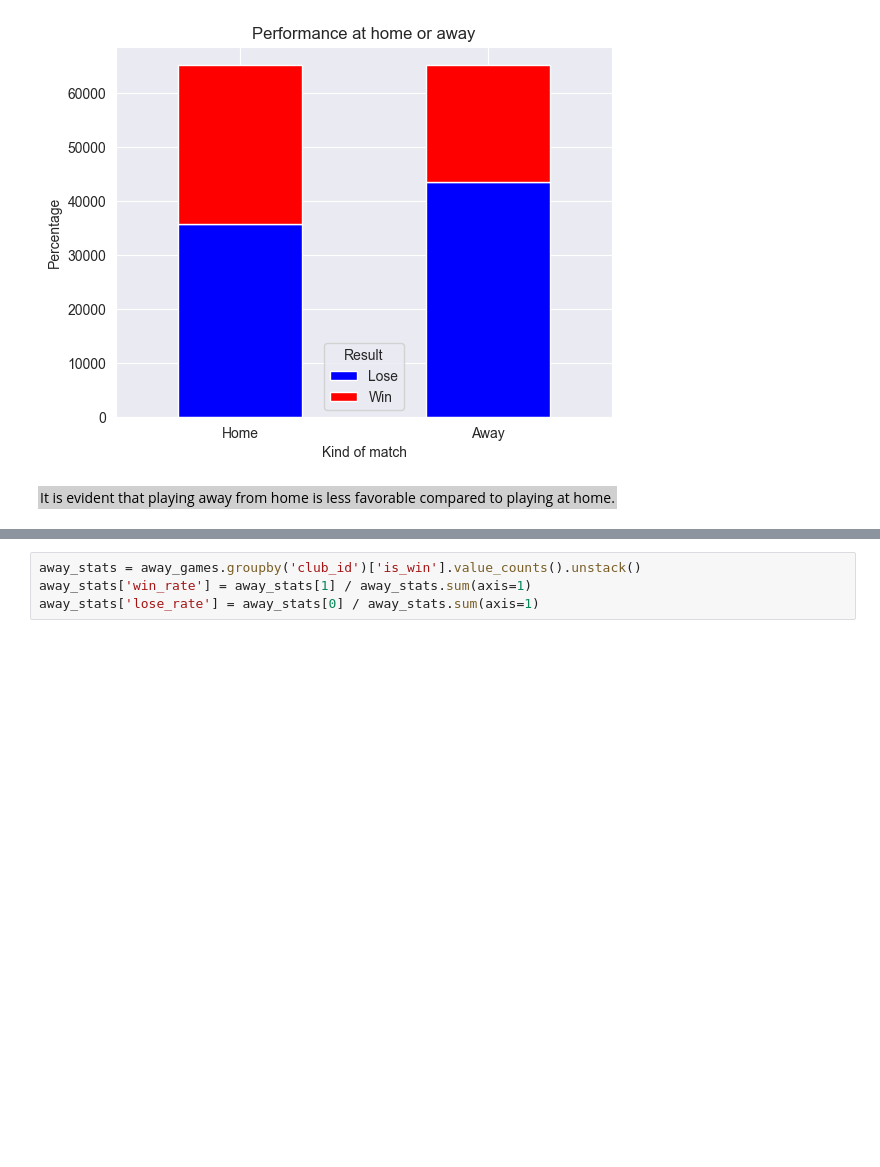
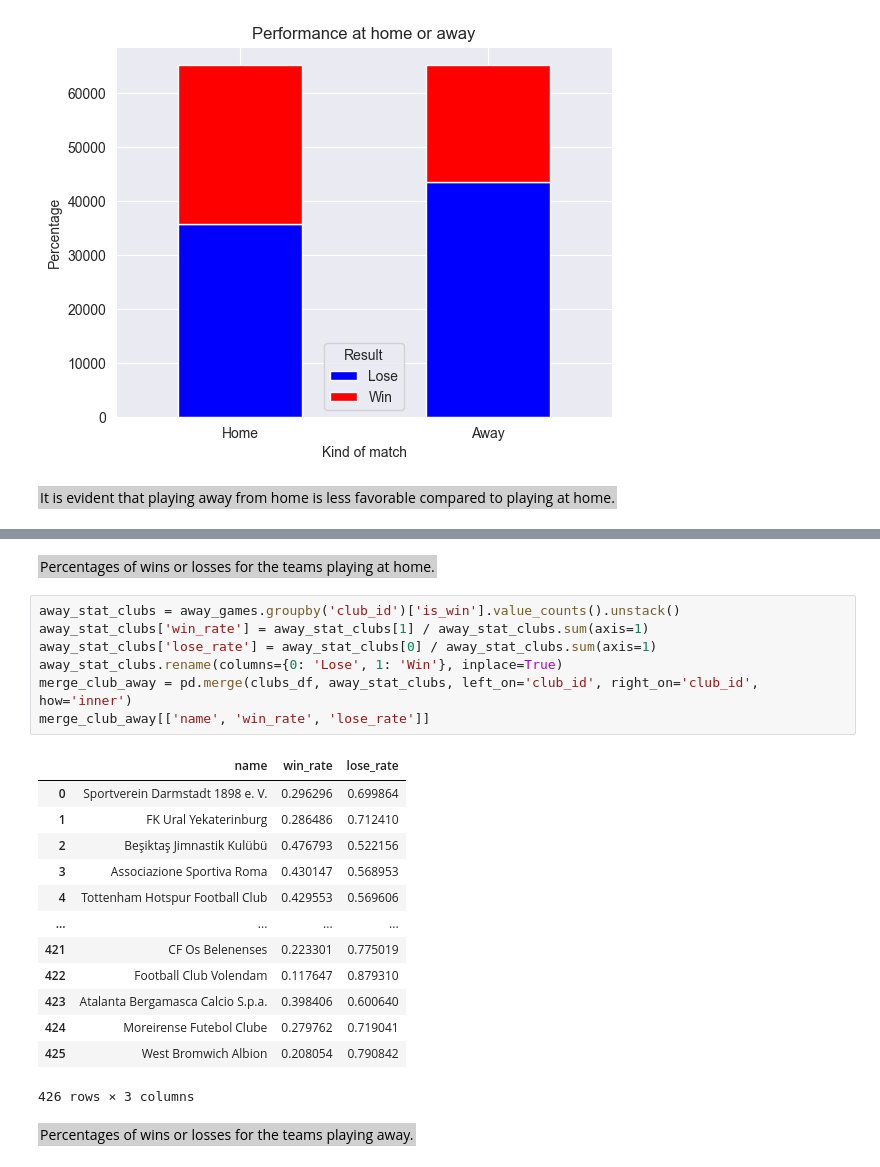
Before and after one commit to ZakAbourida/IUM-TWEB-UniTo, a Jupyter notebook: MainDirectory/Python Part/DataAnalysis.ipynb, the cells around one changed output, grey strips where cells are left out. Drawn from its saved outputs; the diff is of its cells as text; blank space fills up the shorter version.

```diff
--- a/MainDirectory/Python Part/DataAnalysis.ipynb
+++ b/MainDirectory/Python Part/DataAnalysis.ipynb
@@ -960,7 +963,30 @@ merge_club[['name', 'win_rate', 'lose_rate']]
 | 424 | Moreirense Futebol Clube | 0.325714 | 0.673033 |
 | 425 | West Bromwich Albion | 0.312925 | 0.685615 |
 426 rows × 3 columns
+# %% [markdown]
+<span style="background-color: #d0d0d0; color: black; padding: 2px;">Percentages of wins or losses for the teams playing at home.
+</span>
 # %%
-away_stats = away_games.groupby('club_id')['is_win'].value_counts().unstack()
-away_stats['win_rate'] = away_stats[1] / away_stats.sum(axis=1)
-away_stats['lose_rate'] = away_stats[0] / away_stats.sum(axis=1)
+away_stat_clubs = away_games.groupby('club_id')['is_win'].value_counts().unstack()
+away_stat_clubs['win_rate'] = away_stat_clubs[1] / away_stat_clubs.sum(axis=1)
+away_stat_clubs['lose_rate'] = away_stat_clubs[0] / away_stat_clubs.sum(axis=1)
+away_stat_clubs.rename(columns={0: 'Lose', 1: 'Win'}, inplace=True)
+merge_club_away = pd.merge(clubs_df, away_stat_clubs, left_on='club_id', right_on='club_id', how='inner')
+merge_club_away[['name', 'win_rate', 'lose_rate']]
+# %% [output]
+|  | name | win_rate | lose_rate |
+| 0 | Sportverein Darmstadt 1898 e. V. | 0.296296 | 0.699864 |
+| 1 | FK Ural Yekaterinburg | 0.286486 | 0.712410 |
+| 2 | Beşiktaş Jimnastik Kulübü | 0.476793 | 0.522156 |
+| 3 | Associazione Sportiva Roma | 0.430147 | 0.568953 |
+| 4 | Tottenham Hotspur Football Club | 0.429553 | 0.569606 |
+| ... | ... | ... | ... |
+| 421 | CF Os Belenenses | 0.223301 | 0.775019 |
+| 422 | Football Club Volendam | 0.117647 | 0.879310 |
+| 423 | Atalanta Bergamasca Calcio S.p.a. | 0.398406 | 0.600640 |
+| 424 | Moreirense Futebol Clube | 0.279762 | 0.719041 |
+| 425 | West Bromwich Albion | 0.208054 | 0.790842 |
+426 rows × 3 columns
+# %% [markdown]
+<span style="background-color: #d0d0d0; color: black; padding: 2px;">Percentages of wins or losses for the teams playing away.
+</span>
```
Also changed, not shown: parts of 6 cells of this notebook.
